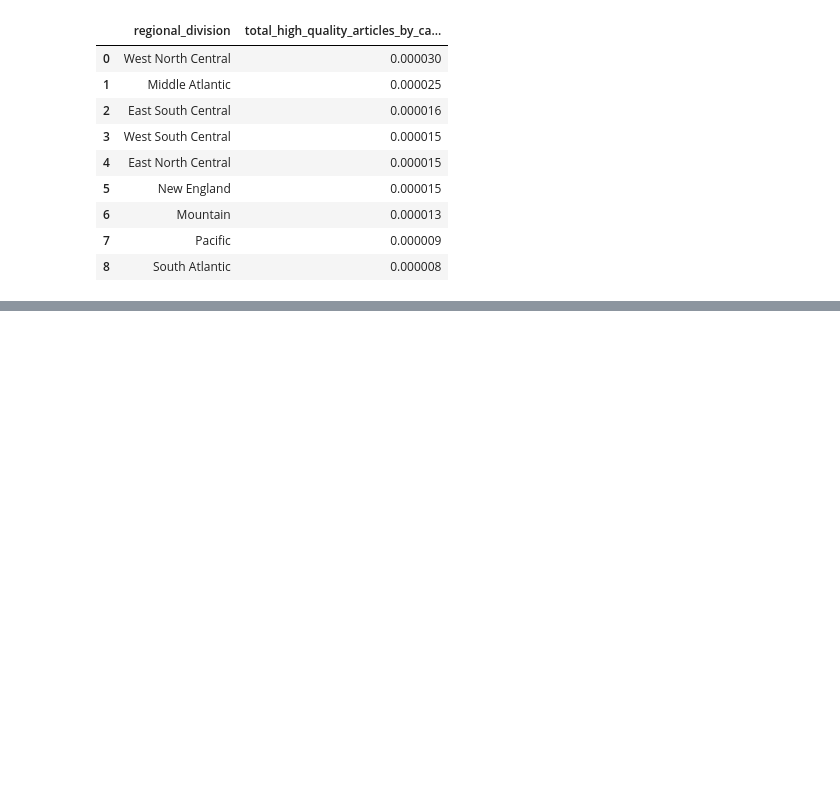
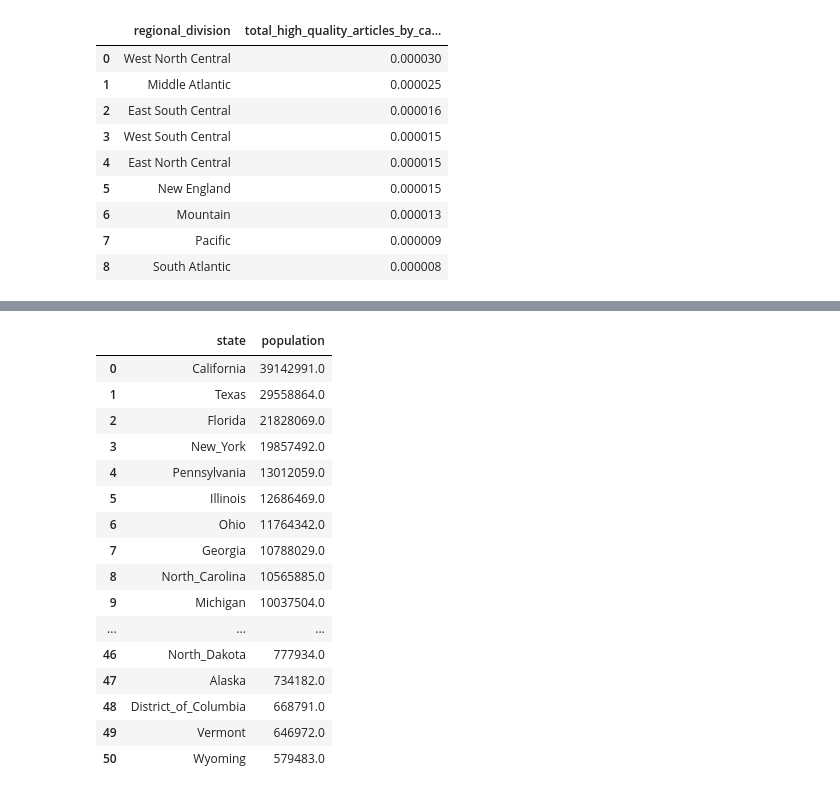
Before and after one commit to jamesjoko/data-512-homework_2, a Jupyter notebook: jjoko_data512_hw2.ipynb, the cells around one changed output, grey strips where cells are left out. Cells and saved outputs as stored; diff of their text form; code cells hidden in the pictures; blank space fills up the shorter version.

```diff
--- a/jjoko_data512_hw2.ipynb
+++ b/jjoko_data512_hw2.ipynb
@@ -452,0 +490,20 @@ regional_division_by_high_qual
+# %%
+population.sort_values("population", ascending=False).reset_index(drop = True)
+# %% [output]
+|  | state | population |
+| 0 | California | 39142991.0 |
+| 1 | Texas | 29558864.0 |
+| 2 | Florida | 21828069.0 |
+| 3 | New_York | 19857492.0 |
+| 4 | Pennsylvania | 13012059.0 |
+| 5 | Illinois | 12686469.0 |
+| 6 | Ohio | 11764342.0 |
+| 7 | Georgia | 10788029.0 |
+| 8 | North_Carolina | 10565885.0 |
+| 9 | Michigan | 10037504.0 |
+| ... | ... | ... |
+| 46 | North_Dakota | 777934.0 |
+| 47 | Alaska | 734182.0 |
+| 48 | District_of_Columbia | 668791.0 |
+| 49 | Vermont | 646972.0 |
+| 50 | Wyoming | 579483.0 |
```
Also changed, not shown: parts of 8 cells of this notebook.
